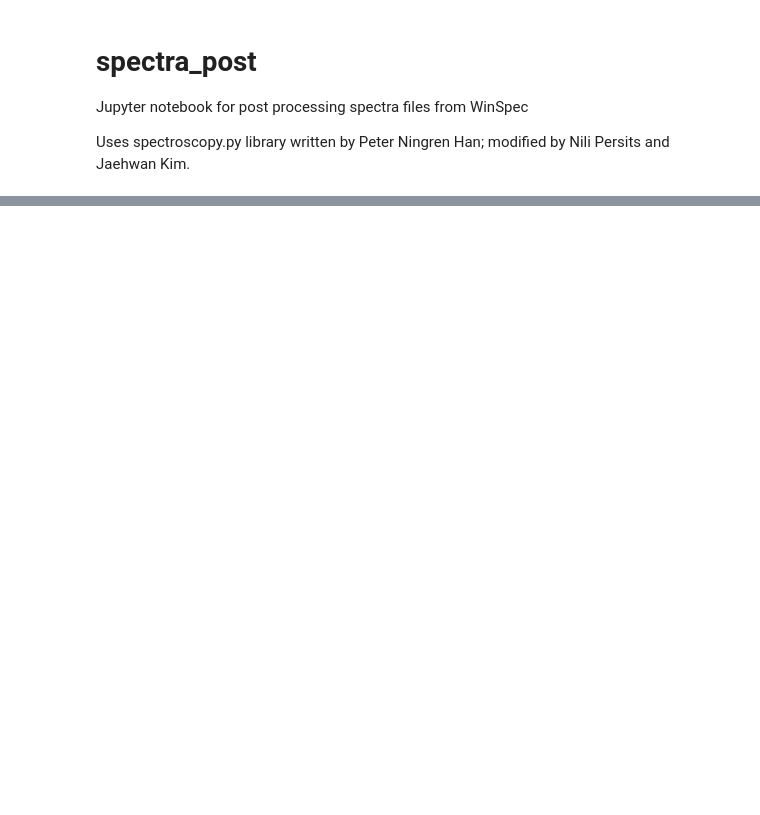
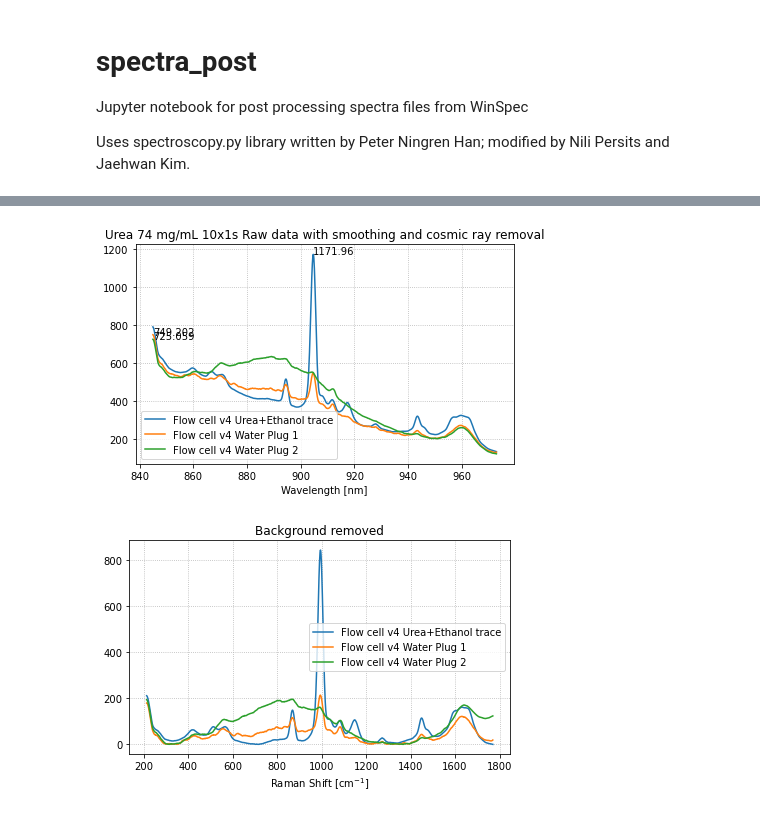
Before and after one commit to jhwnkim/fluid-auto-sampler, a Jupyter notebook: calculations/spectra_post.ipynb, the cells around one changed output, grey strips where cells are left out. Saved outputs shown, nothing was run; the diff lists cells and outputs as text; code cells hidden in the pictures; blank space fills up the shorter version.

```diff
--- a/calculations/spectra_post.ipynb
+++ b/calculations/spectra_post.ipynb
@@ -68,0 +8,77 @@ plt.show()
+# %%
+%reset -f
+
+import matplotlib.pyplot as plt
+from speclib.spectroscopy import *
+# analyte = '70% Ethanol'
+analyte = 'Urea 74 mg/mL'
+laser=830.0
+filename_dic = {
+#     'Sample Holder':       './data/20210128 Flowcell v3 test/sample-holder_urea_10x1s8',
+#     'Flow cell v2':        './data/20210125 Flowcell v2 test/Flow_cell_urea_10x1s1',
+#     'Flow cell v2': './data/20210125 Flowcell v2 test/Flow_cell_ethanol70percemt_10x1s3',
+#     'Flow cell v2.1\nscrews tightened':        './data/20210126 Flowcell v2 test 2/urea_10x1s10',
+#     'Flow cell v2.1': './data/20210126 Flowcell v2 test 2/ethanol70pc_10x1s5',
+
+#     'Flow cell v3 #1':       './data/20210128 Flowcell v3 test/FCv3_urea_10x1s1',
+#     'Flow cell v3 #2':       './data/20210128 Flowcell v3 test/FCv3_urea_10x1s2',
+
+
+#     'Flow cell v3 Open #1':       './data/20210129 Flowcell v3 test/FCv3Open_urea_10x1s16', # lower laser power 0.689
+#     'Flow cell v3 Open #2':       './data/20210129 Flowcell v3 test/FCv3Open_urea_10x1s17', # 0.7
+#     'Flow cell v3 Open #3':       './data/20210129 Flowcell v3 test/FCv3Open_urea_10x1s18',
+
+#     'Flow cell v4 Open #1':       './data/20210131 Flowcell v4 test/FCv4Open_urea_10x1s19',
+#     'Flow cell v4 Open #2':       './data/20210131 Flowcell v4 test/FCv4Open_urea_10x1s20',
+
+
+#     'Flow cell v4 Urea21':       './data/20210131 Flowcell v4 test/FCv4_urea_10x1s21',
+#     'Flow cell v4 Urea22':       './data/20210131 Flowcell v4 test/FCv4_urea_10x1s22',
+    'Flow cell v4 Urea+Ethanol trace':       './data/20210131 Flowcell v4 test/FCv4_urea_10x1s23',
+    'Flow cell v4 Water Plug 1':       './data/20210131 Flowcell v4 test/FCv4_urea_10x1s24-water',
+    'Flow cell v4 Water Plug 2':       './data/20210131 Flowcell v4 test/FCv4_urea_10x1s27',
+
+#     'Flow cell v4 Urea':       './data/20210131 Flowcell v4 test/FCv4_urea_10x1s28',
+#     'Flow cell v4 Water Plug 1':       './data/20210131 Flowcell v4 test/FCv4_ureatest_10x1s29',
+#     'Flow cell v4 Water Plug 2':       './data/20210131 Flowcell v4 test/FCv4_ureatest_10x1s30',
+}
+
+data_dic = {}
+for key, file_name in filename_dic.items():
+    try:
+        X, wave = load_txt_new(file_name=file_name, if_plot=False)
+    except:
+        X, wave = load_txt_auto(file_name=file_name, if_plot=False)
+    X_sig, X_bkg = background_remove_full(X, order=3, basis_type='poly', method='Lieber')
+    waveshift = wave_2_waveshift(wave, laser)
+
+    data_dic[key] = [waveshift, X_sig[0], wave, X]
+
+
+plt.figure()
+for key, data in data_dic.items():
+    plt.plot(data[2], data[3], label=key)
+    peak = np.max(data[3])
+    peak_wave = data[2][np.argmax(data[3])]
+    SBR = peak / data[3][np.abs(data[2]-880.0)<0.1] # signal to background peak at 880nm
+    print(SBR)
+#     plt.annotate('Peak count: {:g}\nSignal to 880nm background: {:g}'.format(peak, np.mean(SBR)), xy=(data[2][np.argmax(data[3])], peak))
+    plt.annotate('{:g}'.format(peak), xy=(peak_wave, peak))
+plt.legend()
+plt.xlabel('Wavelength [nm]')
+plt.grid(True, linestyle=':')
+plt.title('{} 10x1s Raw data with smoothing and cosmic ray removal'.format(analyte))
+plt.tight_layout()
+plt.show()
+
+
+plt.figure()
+for key, data in data_dic.items():
+    plt.plot(data[0], data[1], label=key)
+plt.legend()
+plt.xlabel('Raman Shift [cm$^{-1}$]')
+plt.grid(True, linestyle=':')
+plt.title('Background removed')
+plt.tight_layout()
+plt.show()
+# %% [output]
@@ -68,0 +88,2 @@ plt.show()
+[figure, added]
+[figure, added]
```
Also changed, not shown: parts of 2 cells of this notebook, 4 other files.
